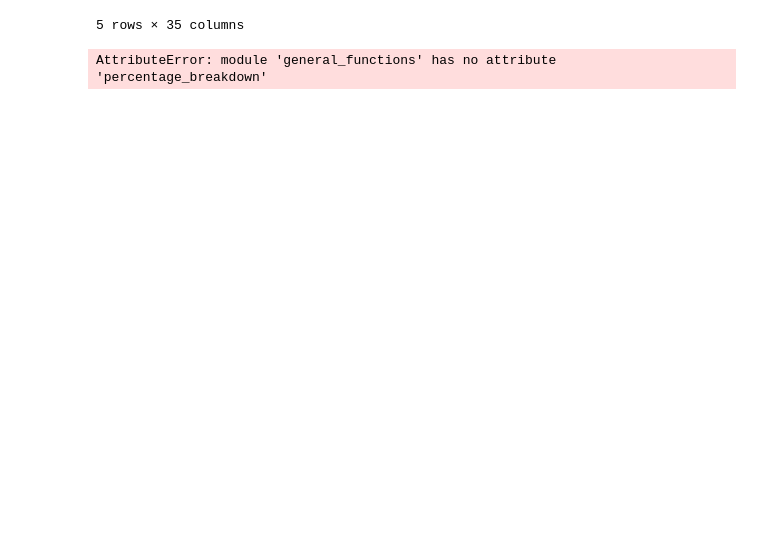
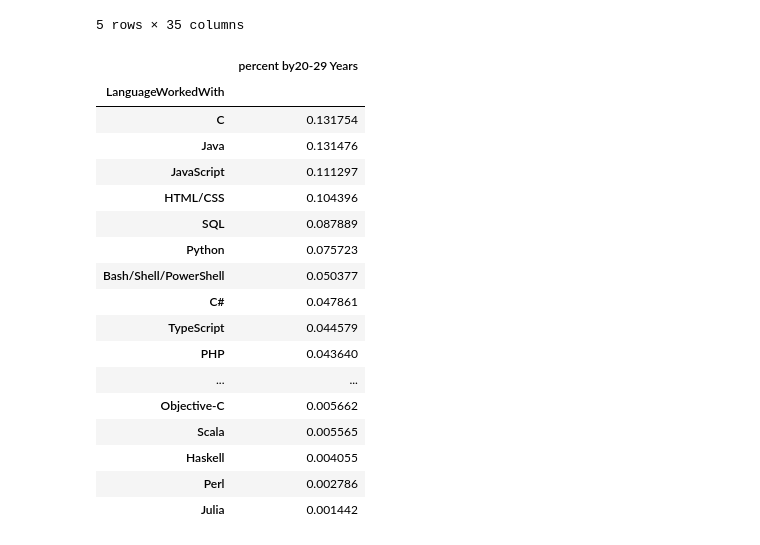
Before and after one commit to jadefreese/pj1-stackoverflow, a Jupyter notebook: 2020_languages.ipynb, the cells around one changed output. Saved outputs shown, nothing was run; the diff lists cells and outputs as text; code cells hidden in the pictures; blank space fills up the shorter version.

```diff
--- a/2020_languages.ipynb
+++ b/2020_languages.ipynb
@@ -170,9 +164,26 @@ range_7 = df[df['AgeRanges']=='60-69 Years']
 range_8 = df[df['AgeRanges']=='70-79 Years']
 range_9 = df[df['AgeRanges']=='Over 80 Years']
 # %%
-gf.percentage_breakdown(range_2, lang_used, 'LanguageWorkedWith', 'AgeRanges')
+gf.percentage_breakdown(range_3, lang_used, 'LanguageWorkedWith', '20-29 Years')
 # %% [output]
-AttributeError: module 'general_functions' has no attribute 'percentage_breakdown'
+|  | percent by20-29 Years |
+| LanguageWorkedWith |  |
+| C | 0.131754 |
+| Java | 0.131476 |
+| JavaScript | 0.111297 |
+| HTML/CSS | 0.104396 |
+| SQL | 0.087889 |
+| Python | 0.075723 |
+| Bash/Shell/PowerShell | 0.050377 |
+| C# | 0.047861 |
+| TypeScript | 0.044579 |
+| PHP | 0.043640 |
+| ... | ... |
+| Objective-C | 0.005662 |
+| Scala | 0.005565 |
+| Haskell | 0.004055 |
+| Perl | 0.002786 |
+| Julia | 0.001442 |
 # %%
 comp_df = pd.merge(gf.percentage_breakdown(range_1, lang_used, 'LanguageWorkedWith', 'AgeRanges'), gf.percentage_breakdown(range_2,lang_used, 'LanguageWorkedWith', 'AgeRanges'), left_index=True, right_index=True)
 comp_df.columns = ['Under 10 Years', '10-19 Years']
```
Also changed, not shown: parts of 9 cells of this notebook, 1 other file.
